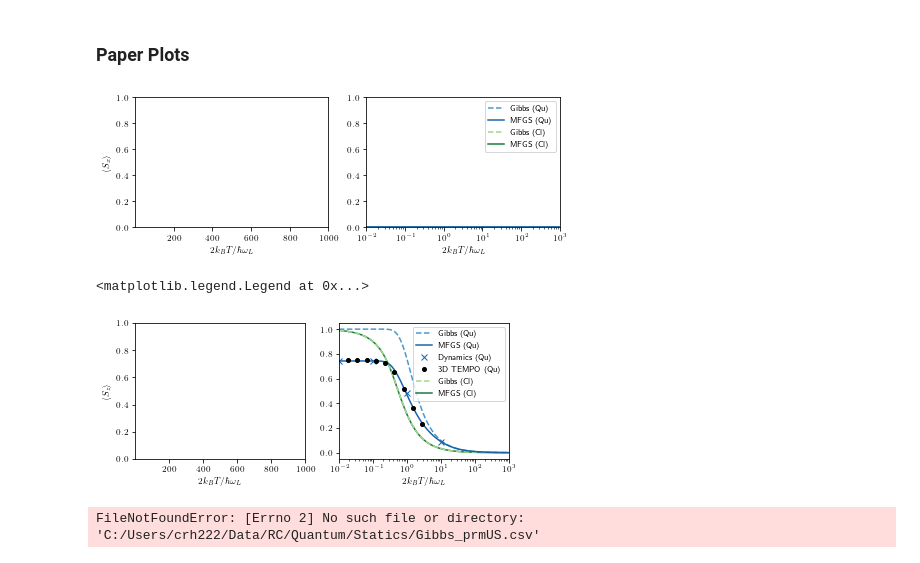
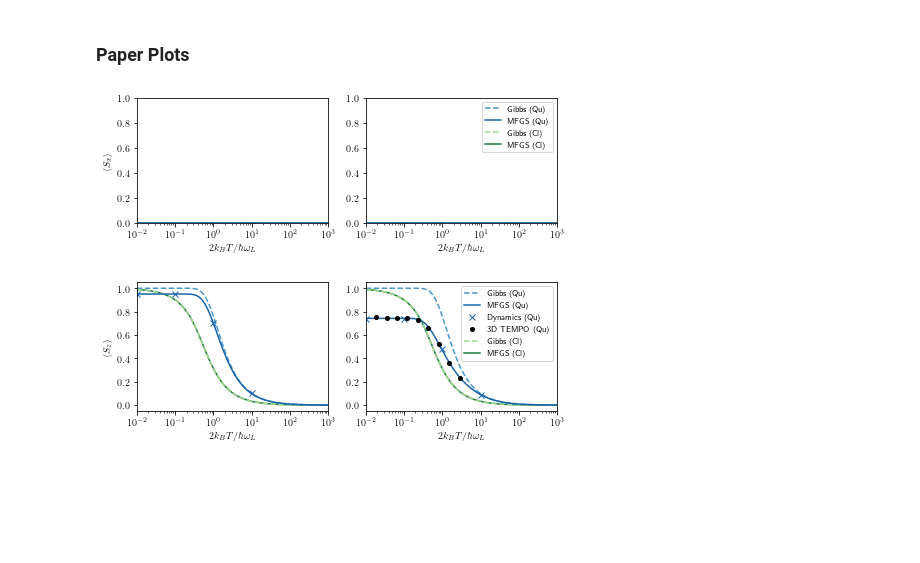
Before and after one commit to quantum-exeter/QuantumSpinDynamics, a Jupyter notebook: plot/plotStatics.ipynb, the cells around one changed output. Cells and saved outputs as stored; diff of their text form; code cells hidden in the pictures; blank space fills up the shorter version.

Commit message:
Paper plots neatened up.

```diff
--- a/plot/plotStatics.ipynb
+++ b/plot/plotStatics.ipynb
@@ -111,15 +111,17 @@ plt.savefig("C://Users//crh222//Dropbox//PhD//1. RC Mapping//Graphs//Statics//di
 # %% [markdown]
 ### Paper Plots ###
 # %%
-dataG_prma = np.array(pd.read_csv(r'C://Users//crh222//Data//3DProj//Quantum//Statics//Gibbs.csv'))
-data3D_prma = np.array(pd.read_csv(r'C://Users//crh222//Data//3DProj//Quantum//Statics//MFGS_3D_prma_5.csv'))
-data3D_prma_cl = np.array(pd.read_csv(r'C://Users//crh222//Data//3DProj//Classical//MFGS_3D_prma.csv'))
-data3D_prma_tempo = np.array(pd.read_csv(r'C://Users//crh222//Data//3DProj//Quantum//Statics//TEMPO.csv'))
+#### Gibbs ####
+dataG = np.array(pd.read_csv(r'..//paper_data//qu_Gibbs.csv'))
 
-# dataG_prmb = np.array(pd.read_csv(r'C://Users//crh222//Data//3DProj//Quantum//Statics//Gibbs_prmb.csv'))
-# data3D_prmb = np.array(pd.read_csv(r'C://Users//crh222//Data//3DProj//Quantum//Statics//MFGS_3D_prmb_5.csv'))
-# data3D_prmb_cl = np.array(pd.read_csv(r'C://Users//crh222//Data//3DProj//Classical//MFGS_3D_prmb.csv'))
-# data3D_prmb_tempo = np.array(pd.read_csv(r'C://Users//crh222//Data//3DProj//Quantum//Statics//TEMPO.csv'))
+#### prma ####
+data3D_prma = np.array(pd.read_csv(r'..//paper_data//qu_MFGS_3D_prma_5.csv'))
+data3D_prma_tempo = np.array(pd.read_csv(r'..//paper_data//TEMPO.csv'))
+data3D_prma_cl = np.array(pd.read_csv(r'C://Users//crh222//ClassicalSpinMFGS//paper_data//cl_MFGS_3D_prma.csv'))
+
+#### prmb ####
+data3D_prmb = np.array(pd.read_csv(r'..//paper_data//qu_MFGS_3D_prmb_5.csv'))
+data3D_prmb_cl = np.array(pd.read_csv(r'C://Users//crh222//ClassicalSpinMFGS//paper_data//cl_MFGS_3D_prmb.csv'))
 # %%
 fig, ax = plt.subplots(1, 2, figsize=(6.7, 2.5))  #size in inches
 
@@ -138,7 +140,7 @@ for n in [0, 1]:
 #### prma ####
 
 ## Quantum ##
-ax[1].semilogx(dataG_prma[:,0], dataG_prma[:,1], color=bcmap(0.6), linestyle="--", label="Gibbs (Qu)") # Gibbs
+ax[1].semilogx(dataG[:,0], dataG[:,1], color=bcmap(0.6), linestyle="--", label="Gibbs (Qu)") # Gibbs
 ax[1].semilogx(data3D_prma[:,0], data3D_prma[:,1], color=bcmap(0.8), label="MFGS (Qu)") # MFGS
 # ax[1].plot(0.01, 0.74, color=bcmap(0.8), marker='x', linestyle='None', label="Dynamics (Qu)") # Dynamics
 # ax[1].plot(0.1, 0.74, color=bcmap(0.8), marker='x') # Dynamics
@@ -147,7 +149,7 @@ ax[1].semilogx(data3D_prma[:,0], data3D_prma[:,1], color=bcmap(0.8), label="MFGS
 # ax[1].semilogx(data3D_prma_tempo[:,0], data3D_prma_tempo[:,1], 'ko', markersize=4, linestyle='', label="3D TEMPO (Qu)") # TEMPO
 
 ## Classical ##
-ax[1].semilogx(dataG_prma[:,0], np.zeros(len(dataG_prma[:,0])), color=ocmap(0.4), linestyle="--", label="Gibbs (Cl)", zorder=1) # Gibbs
+ax[1].semilogx(dataG[:,0], np.zeros(len(dataG[:,0])), color=ocmap(0.4), linestyle="--", label="Gibbs (Cl)", zorder=1) # Gibbs
 ax[1].semilogx(data3D_prma_cl[:,0], data3D_prma_cl[:,1], color=ocmap(0.8), linestyle='-', label="MFGS (Cl)", zorder=0) # MFGS
 
 ax[1].legend(ncol=1)
@@ -155,75 +157,65 @@ ax[1].legend(ncol=1)
 # #### prmb ####
 
 # ## Quantum ##
-# ax[0].semilogx(dataG_prmb[:,0], dataG_prmb[:,3], color=bcmap(0.6), linestyle="--", label="Gibbs (Qu)") # Gibbs
-# ax[0].semilogx(data3D_prmb[:,0], data3D_prmb[:,3], color=bcmap(0.8), label="MFGS (Qu)") # MFGS
-# ax[0].plot(0.01, 0.95, color=bcmap(0.8), marker='x', linestyle='None', label="Dynamics (Qu)") # Dynamics
-# ax[0].plot(0.1, 0.95, color=bcmap(0.8), marker='x', linestyle='None')
-# ax[0].plot(1, 0.70, color=bcmap(0.8), marker='x', linestyle='None')
-# ax[0].plot(10, 0.10, color=bcmap(0.8), marker='x', linestyle='None')
+ax[0].semilogx(dataG[:,0], dataG[:,1], color=bcmap(0.6), linestyle="--", label="Gibbs (Qu)") # Gibbs
+ax[0].semilogx(data3D_prmb[:,0], data3D_prmb[:,1], color=bcmap(0.8), label="MFGS (Qu)") # MFGS
 
 # ## Classical ##
-# ax[0].semilogx(dataG_prmb[:,0], ((1/np.tanh(1/dataG_prmb[:,0]) - (dataG_prmb[:,0]))), color=ocmap(0.4), linestyle="--", label="Gibbs (Cl)", zorder=1) # Gibbs
-# ax[0].semilogx(data3D_prmb_cl[:,0], data3D_prmb_cl[:,1], color=ocmap(0.8), linestyle='-', label="MFGS (Cl)", zorder=0) # MFGS
+ax[0].semilogx(dataG[:,0], np.zeros(len(dataG[:,0])), color=ocmap(0.4), linestyle="--", label="Gibbs (Cl)", zorder=1) # Gibbs
+ax[0].semilogx(data3D_prmb_cl[:,0], data3D_prmb_cl[:,1], color=ocmap(0.8), linestyle='-', label="MFGS (Cl)", zorder=0) # MFGS
 
 fig.tight_layout()
 
 plt.savefig("C://Users//crh222//Dropbox//PhD//1. RC Mapping//Graphs//Paper//sx_T.pdf", dpi=300)
 # %% [output]
-[figure, old version]
+[figure, new version]
 # %%
 fig, ax = plt.subplots(1, 2, figsize=(6.7, 2.5))  #size in inches
 
 bcmap = plt.get_cmap('Blues')
 ocmap = plt.get_cmap('YlGn')
 
-ax[0].set_ylabel("$\langle S_z  \\rangle$")
+ax[0].set_ylabel("$\langle S_z \\rangle$")
 
 for n in [0, 1]:
     ax[n].set_xlabel("$2k_B T/\hbar\omega_L$")
     ax[n].set_xlim(1.0e-2, 1.0e3)
 
 ##### Data ######
 
 #### prma ####
 
 ## Quantum ##
-ax[1].semilogx(dataG_prma[:,0], dataG_prma[:,3], color=bcmap(0.6), linestyle="--", label="Gibbs (Qu)") # Gibbs
+ax[1].semilogx(dataG[:,0], dataG[:,3], color=bcmap(0.6), linestyle="--", label="Gibbs (Qu)") # Gibbs
 ax[1].semilogx(data3D_prma[:,0], data3D_prma[:,3], color=bcmap(0.8), label="MFGS (Qu)") # MFGS
 ax[1].plot(0.01, 0.74, color=bcmap(0.8), marker='x', linestyle='None', label="Dynamics (Qu)") # Dynamics
 ax[1].plot(0.1, 0.74, color=bcmap(0.8), marker='x') # Dynamics
 ax[1].plot(1, 0.48, color=bcmap(0.8), marker='x') # Dynamics
 ax[1].plot(10, 0.09, color=bcmap(0.8), marker='x') # Dynamics
 ax[1].semilogx(data3D_prma_tempo[:,0], data3D_prma_tempo[:,1], 'ko', markersize=4, linestyle='', label="3D TEMPO (Qu)") # TEMPO
 
 ## Classical ##
-ax[1].semilogx(dataG_prma[:,0], ((1/np.tanh(1/dataG_prma[:,0]) - (dataG_prma[:,0]))), color=ocmap(0.4), linestyle="--", label="Gibbs (Cl)", zorder=1) # Gibbs
+ax[1].semilogx(dataG[:,0], ((1/np.tanh(1/dataG[:,0]) - (dataG[:,0]))), color=ocmap(0.4), linestyle="--", label="Gibbs (Cl)", zorder=1) # Gibbs
 ax[1].semilogx(data3D_prma_cl[:,0], data3D_prma_cl[:,3], color=ocmap(0.8), linestyle='-', label="MFGS (Cl)", zorder=0) # MFGS
 
 ax[1].legend(ncol=1)
 
 # #### prmb ####
 
 # ## Quantum ##
-# ax[0].semilogx(dataG_prmb[:,0], dataG_prmb[:,3], color=bcmap(0.6), linestyle="--", label="Gibbs (Qu)") # Gibbs
-# ax[0].semilogx(data3D_prmb[:,0], data3D_prmb[:,3], color=bcmap(0.8), label="MFGS (Qu)") # MFGS
-# ax[0].plot(0.01, 0.95, color=bcmap(0.8), marker='x', linestyle='None', label="Dynamics (Qu)") # Dynamics
-# ax[0].plot(0.1, 0.95, color=bcmap(0.8), marker='x', linestyle='None')
-# ax[0].plot(1, 0.70, color=bcmap(0.8), marker='x', linestyle='None')
-# ax[0].plot(10, 0.10, color=bcmap(0.8), marker='x', linestyle='None')
+ax[0].semilogx(dataG[:,0], dataG[:,3], color=bcmap(0.6), linestyle="--", label="Gibbs (Qu)") # Gibbs
+ax[0].semilogx(data3D_prmb[:,0], data3D_prmb[:,3], color=bcmap(0.8), label="MFGS (Qu)") # MFGS
+ax[0].plot(0.01, 0.95, color=bcmap(0.8), marker='x', linestyle='None', label="Dynamics (Qu)") # Dynamics
+ax[0].plot(0.1, 0.95, color=bcmap(0.8), marker='x', linestyle='None')
+ax[0].plot(1, 0.70, color=bcmap(0.8), marker='x', linestyle='None')
+ax[0].plot(10, 0.10, color=bcmap(0.8), marker='x', linestyle='None')
 
-# ## Classical ##
-# ax[0].semilogx(dataG_prmb[:,0], ((1/np.tanh(1/dataG_prmb[:,0]) - (dataG_prmb[:,0]))), color=ocmap(0.4), linestyle="--", label="Gibbs (Cl)", zorder=1) # Gibbs
-# ax[0].semilogx(data3D_prmb_cl[:,0], data3D_prmb_cl[:,1], color=ocmap(0.8), linestyle='-', label="MFGS (Cl)", zorder=0) # MFGS
+## Classical ##
+ax[0].semilogx(dataG[:,0], ((1/np.tanh(1/dataG[:,0]) - (dataG[:,0]))), color=ocmap(0.4), linestyle="--", label="Gibbs (Cl)", zorder=1) # Gibbs
+ax[0].semilogx(data3D_prmb_cl[:,0], data3D_prmb_cl[:,3], color=ocmap(0.8), linestyle='-', label="MFGS (Cl)", zorder=0) # MFGS
 
-# fig.tight_layout()
+fig.tight_layout()
 
-# plt.savefig("C://Users//crh222//Dropbox//PhD//1. RC Mapping//Graphs//Paper//magnetisation_temp_prma.pdf", dpi=300)
+plt.savefig("C://Users//crh222//Dropbox//PhD//1. RC Mapping//Graphs//Paper//sz_T.pdf", dpi=300)
 # %% [output]
-<matplotlib.legend.Legend at 0x...>
-[figure, old version]
+[figure, new version]
-# %%
-dataG_prmUS = np.array(pd.read_csv(r'C://Users//crh222//Data//RC//Quantum//Statics//Gibbs_prmUS.csv'))
-dataMFGS_prmUS = np.array(pd.read_csv(r'C://Users//crh222//Data//RC//Quantum//Statics//MFGS_prmUS_5.csv'))
-# %% [output]
-FileNotFoundError: [Errno 2] No such file or directory: 'C:/Users/crh222/Data/RC/Quantum/Statics/Gibbs_prmUS.csv'
```
Also changed, not shown: parts of 1 cell of this notebook.
